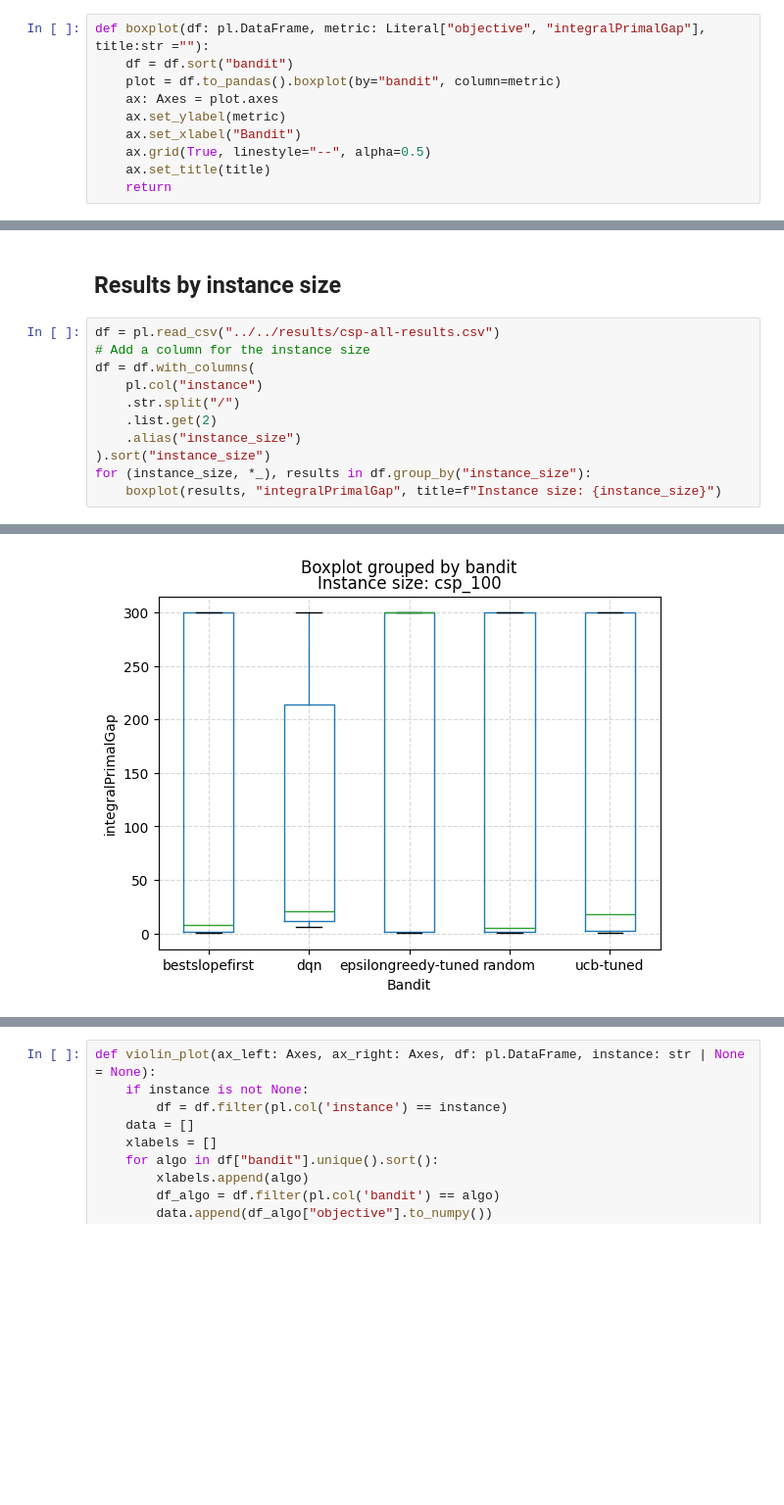
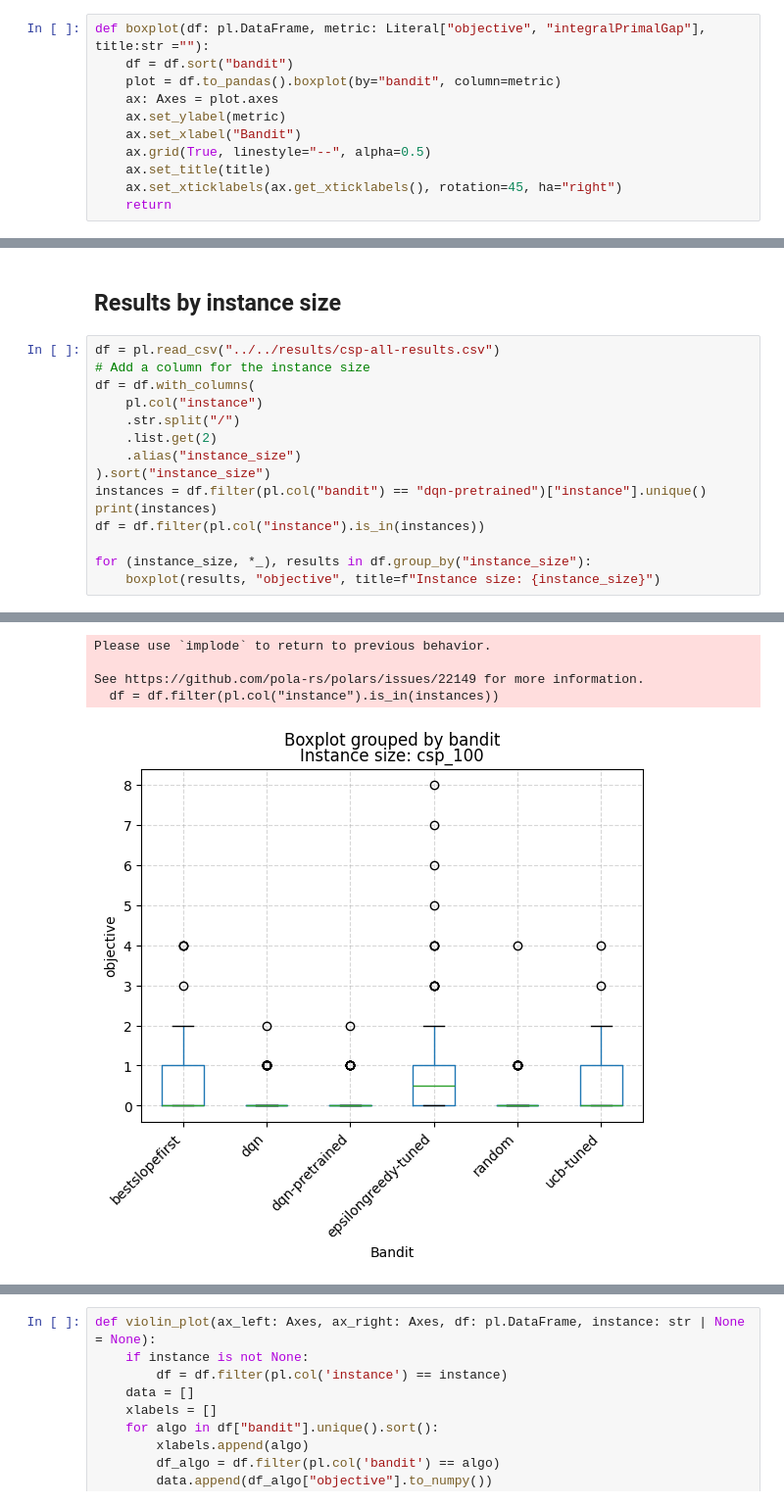
Before and after one commit to oscar-lib/LearningForOptimizing, a Jupyter notebook: src/python/plots.ipynb, the cells around one changed output, grey strips where cells are left out. Shown at 98% size. Cells and saved outputs as stored; diff of their text form; blank space fills up the shorter version.

```diff
--- a/src/python/plots.ipynb
+++ b/src/python/plots.ipynb
@@ -14,6 +14,7 @@ def boxplot(df: pl.DataFrame, metric: Literal["objective", "integralPrimalGap"],
     ax.set_xlabel("Bandit")
     ax.grid(True, linestyle="--", alpha=0.5)
     ax.set_title(title)
+    ax.set_xticklabels(ax.get_xticklabels(), rotation=45, ha="right")
     return
 # %% [markdown]
 ## Averaged results
@@ -33,6 +34,10 @@ df = df.with_columns(
     .list.get(2)
     .alias("instance_size")
 ).sort("instance_size")
+instances = df.filter(pl.col("bandit") == "dqn-pretrained")["instance"].unique()
+print(instances)
+df = df.filter(pl.col("instance").is_in(instances))
+
 for (instance_size, *_), results in df.group_by("instance_size"):
-    boxplot(results, "integralPrimalGap", title=f"Instance size: {instance_size}")
+    boxplot(results, "objective", title=f"Instance size: {instance_size}")
 # %% [output]
@@ -39 +54,5 @@ for (instance_size, *_), results in df.group_by("instance_size"):
+Please use `implode` to return to previous behavior.
+
+See https://github.com/pola-rs/polars/issues/22149 for more information.
+  df = df.filter(pl.col("instance").is_in(instances))
-[figure, old version]
+[figure, new version]
```
Also changed, not shown: parts of 2 cells of this notebook, 13 other files.
